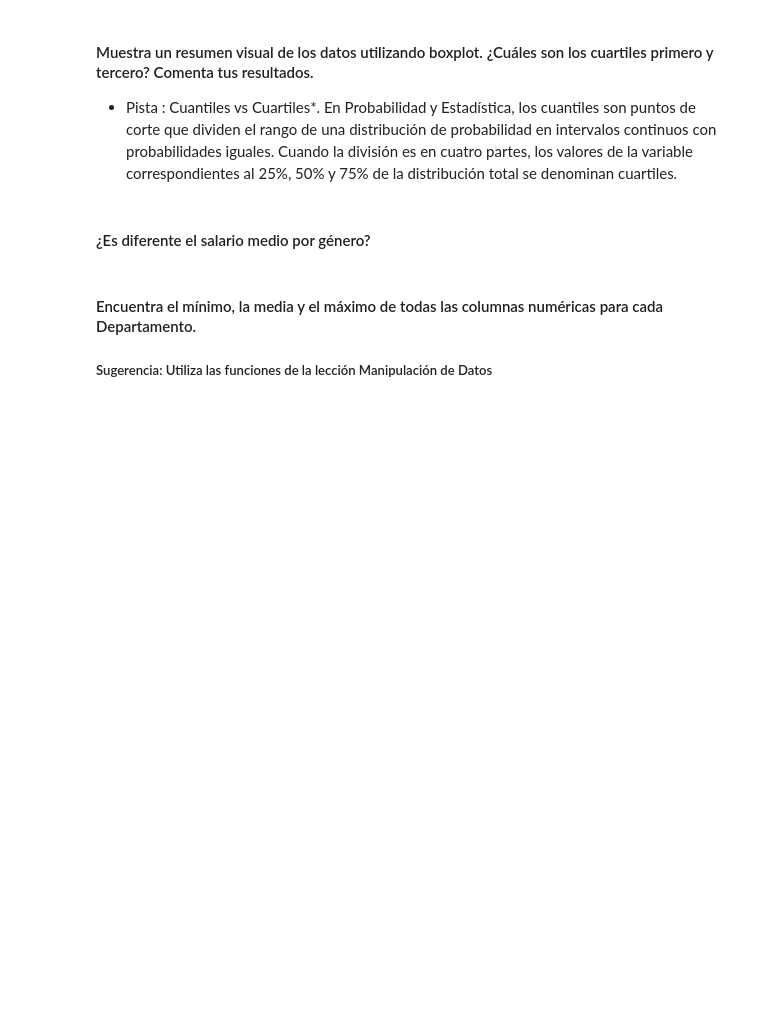
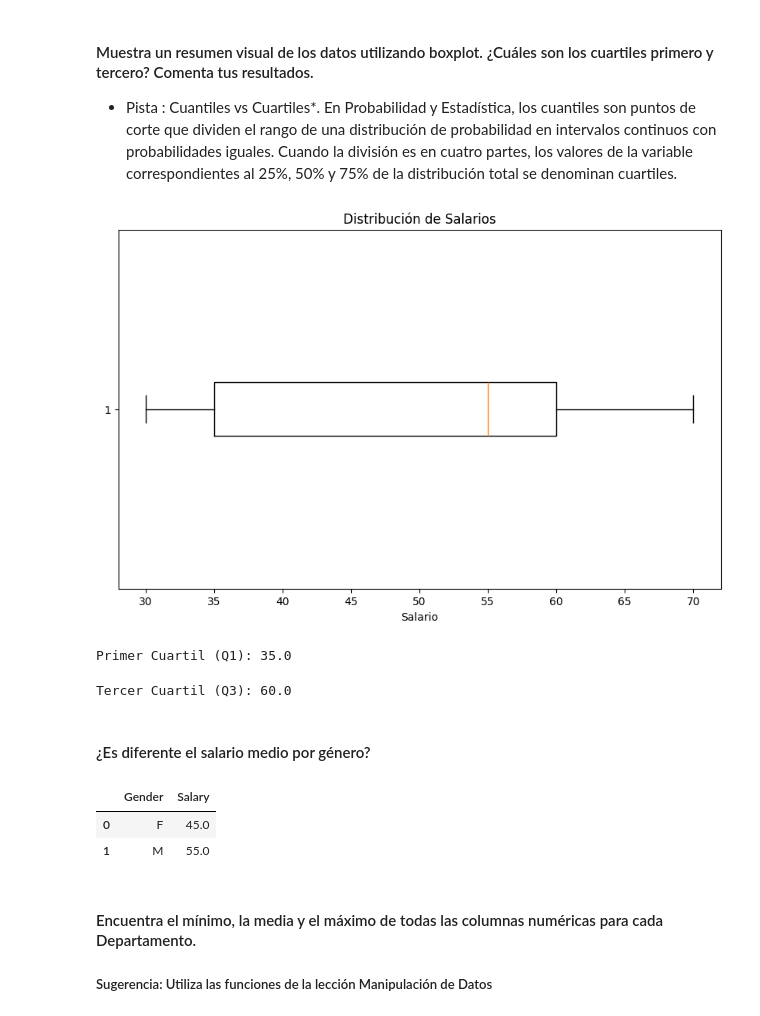
Before and after one commit to ironhack-ds-jcampos/lab-descriptive-stats-es, a Jupyter notebook: your-code/main.ipynb, the cells around one changed output. Drawn from its saved outputs; the diff is of its cells as text; code cells hidden in the pictures; blank space fills up the shorter version.

```diff
--- a/your-code/main.ipynb
+++ b/your-code/main.ipynb
@@ -253,2 +247,23 @@ En Probabilidad y Estadística, los cuantiles son puntos de corte que dividen el
+# %%
+Q1 = employee['Salary'].quantile(0.25)
+Q3 = employee['Salary'].quantile(0.75)
+
+# Crear el boxplot
+plt.figure(figsize=(10, 6))
+plt.boxplot(employee['Salary'], vert=False)
+plt.title('Distribución de Salarios')
+plt.xlabel('Salario')
+
+plt.show()
+# %% [output]
+[figure, added]
+# %%
+print(f"Primer Cuartil (Q1): {Q1}")
+# %% [output]
+Primer Cuartil (Q1): 35.0
+# %%
+print(f"Tercer Cuartil (Q3): {Q3}")
+# %% [output]
+Tercer Cuartil (Q3): 60.0
 # %% [markdown]
 #### ¿Es diferente el salario medio por género?
@@ -257,3 +270,12 @@ En Probabilidad y Estadística, los cuantiles son puntos de corte que dividen el
+# %%
+grouped = employee.groupby('Gender')['Salary'].median().reset_index()
+grouped
+
+# Sï, varía en 10K
+# %% [output]
+|  | Gender | Salary |
+| 0 | F | 45.0 |
+| 1 | M | 55.0 |
 # %% [markdown]
 #### Encuentra el mínimo, la media y el máximo de todas las columnas numéricas para cada Departamento.
 
```
Also changed, not shown: parts of 8 cells of this notebook.
